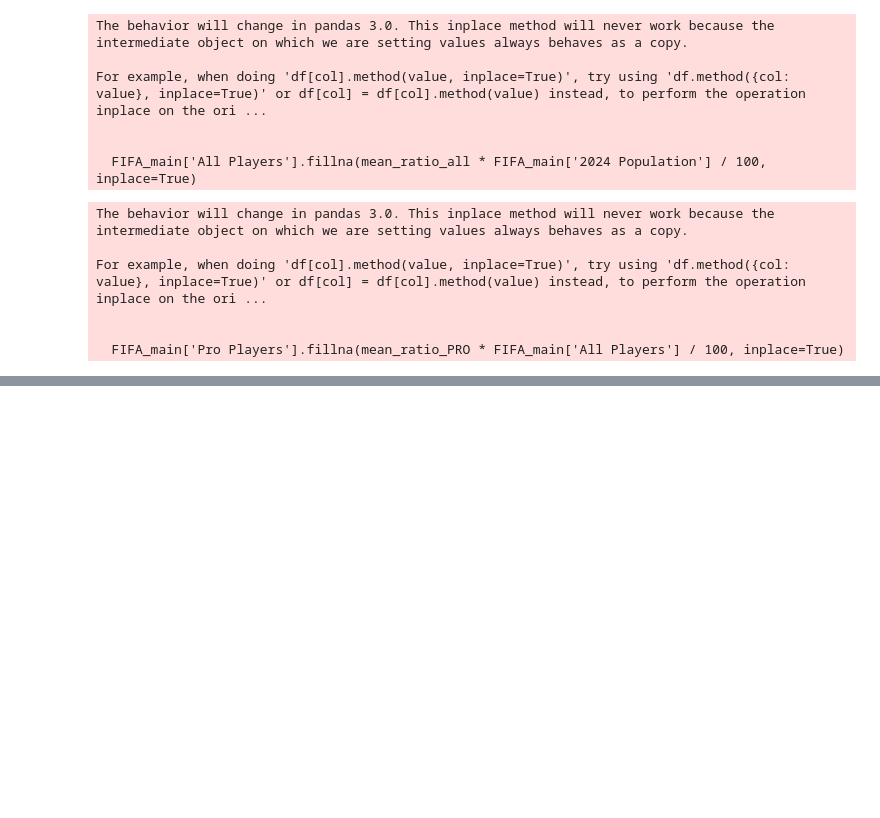
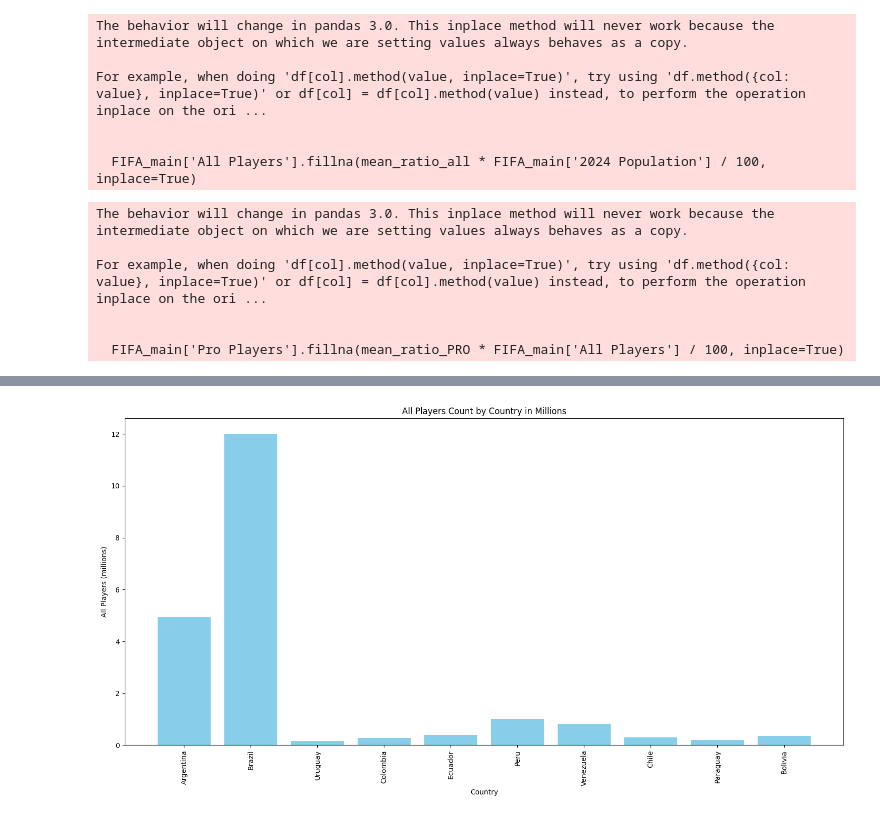
Before and after one commit to Modris12/Project_1, a Jupyter notebook: Main.ipynb, the cells around one changed output, grey strips where cells are left out. Saved outputs shown, nothing was run; the diff lists cells and outputs as text; code cells hidden in the pictures; blank space fills up the shorter version.

```diff
--- a/Main.ipynb
+++ b/Main.ipynb
@@ -587,5 +618,5 @@ FIFA_AFC['Pro to All ratio (%)'] = FIFA_AFC['Pro to All ratio (%)'].fillna(FIFA_
 # %%
-FIFA_CONMEBOL['Player to Population Ratio (%)'] = (FIFA_CONMEBOL['All Players'] / FIFA_CONMEBOL['2024 Population']) * 100
+['Player to Population Ratio (%)'] = (FIFA_CONMEBOL['All Players'] / FIFA_CONMEBOL['2024 Population']) * 100
 FIFA_CONMEBOL['Player to Population Ratio (%)'] = FIFA_CONMEBOL['Player to Population Ratio (%)'].round(1)
 mean_ratio_all_CONMEBOL = FIFA_CONMEBOL['Player to Population Ratio (%)'].mean()
 FIFA_CONMEBOL['All Players'].fillna(mean_ratio_all_CONMEBOL * FIFA_CONMEBOL['2024 Population'] / 100, inplace=True)
@@ -596,6 +627,6 @@ FIFA_CONMEBOL['Pro to All ratio (%)'] = FIFA_CONMEBOL['Pro to All ratio (%)'].ro
 mean_ratio_PRO_CONMEBOL = FIFA_CONMEBOL['Pro to All ratio (%)'].mean()
 FIFA_CONMEBOL['Pro Players'].fillna(mean_ratio_PRO_CONMEBOL * FIFA_CONMEBOL['All Players'] / 100, inplace=True)
 FIFA_CONMEBOL['Pro Players'] = FIFA_CONMEBOL['Pro Players'].astype(int)
-
+FIFA_CONMEBOL
 FIFA_CONMEBOL['Player to Population Ratio (%)'] = FIFA_CONMEBOL['Player to Population Ratio (%)'].fillna(FIFA_CONMEBOL['Player to Population Ratio (%)'].mean()).round(1)
 FIFA_CONMEBOL['Pro to All ratio (%)'] = FIFA_CONMEBOL['Pro to All ratio (%)'].fillna(FIFA_CONMEBOL['Pro to All ratio (%)'].mean()).round(1)
@@ -603,0 +691,20 @@ FIFA_UEFA
+# %%
+import matplotlib.pyplot as plt
+
+# Sort the DataFrame by Rank
+FIFA_CONMEBOL_sorted = FIFA_CONMEBOL.sort_values(by='Rank')
+
+# Create a new column for All Players in millions
+FIFA_CONMEBOL_sorted['All Players (millions)'] = FIFA_CONMEBOL_sorted['All Players'] / 1e6
+
+# Plot the data
+plt.figure(figsize=(15, 8))
+plt.bar(FIFA_CONMEBOL_sorted['Nation'], FIFA_CONMEBOL_sorted['All Players (millions)'], color='skyblue')
+plt.xlabel('Country')
+plt.ylabel('All Players (millions)')
+plt.title('All Players Count by Country in Millions')
+plt.xticks(rotation=90)
+plt.tight_layout()
+plt.show()
+# %% [output]
+[figure, added]
```
Also changed, not shown: parts of 21 cells of this notebook, 3 other files.
